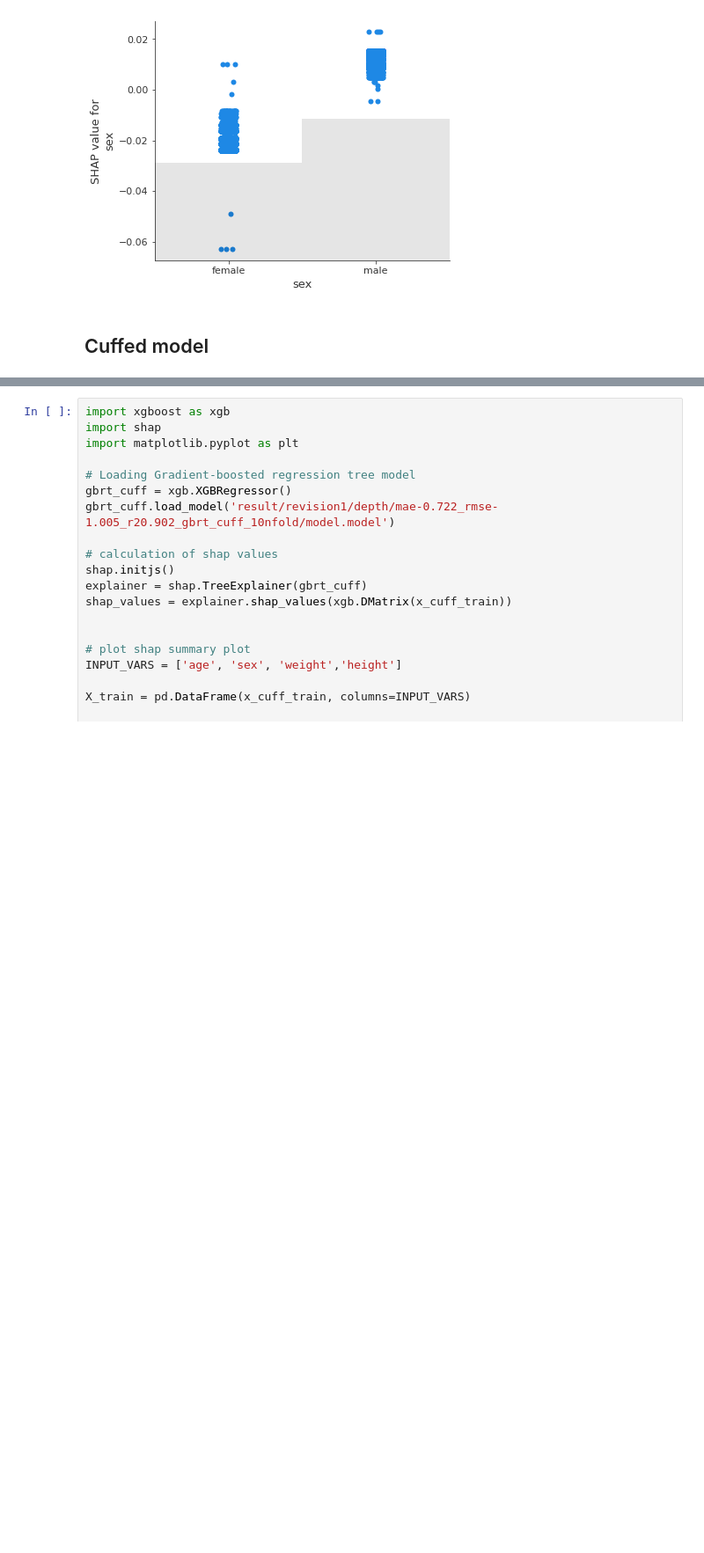
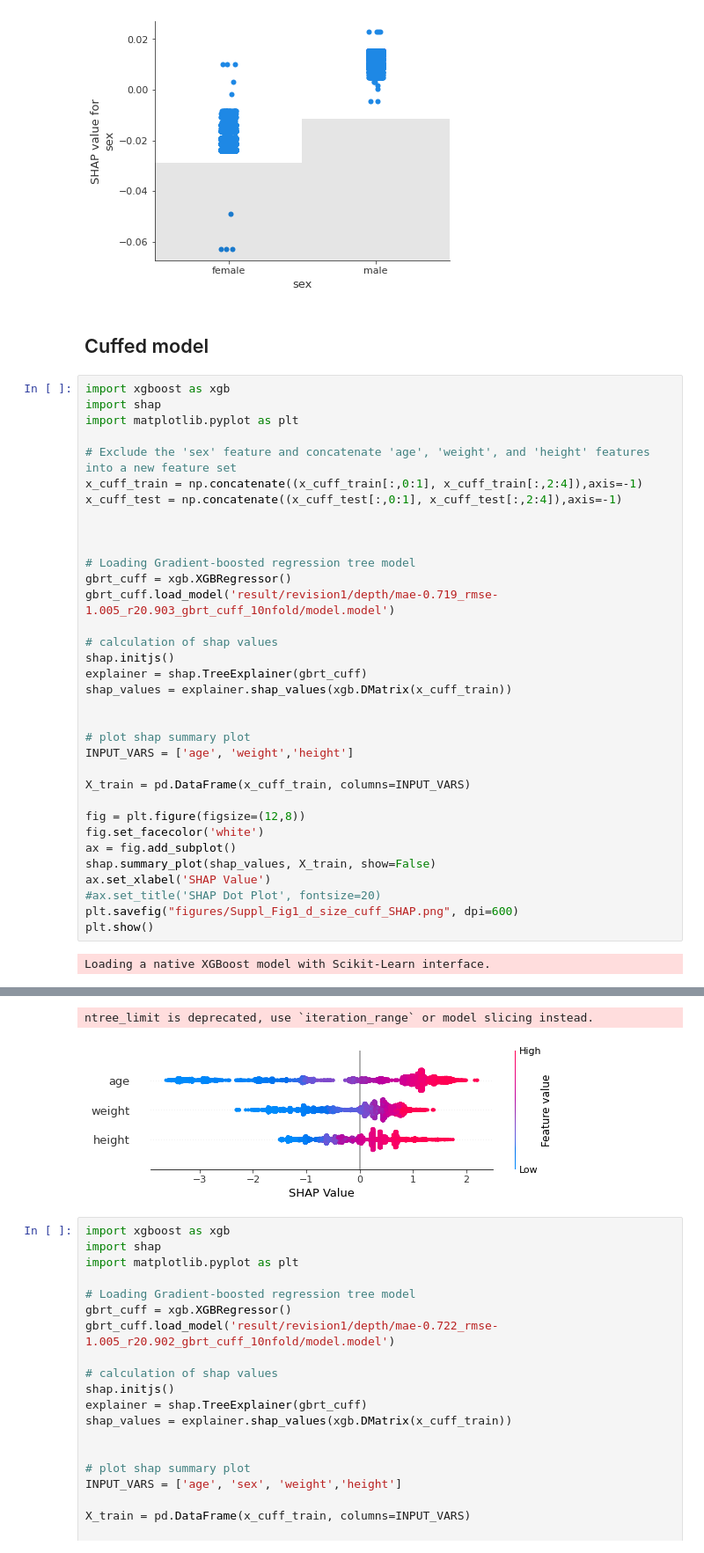
Before and after one commit to Hyeonsik/ETT, a Jupyter notebook: code_depth.ipynb, the cells around one changed output, grey strips where cells are left out. Shown at 88% size. Drawn from its saved outputs; the diff is of its cells as text; blank space fills up the shorter version.

```diff
--- a/code_depth.ipynb
+++ b/code_depth.ipynb
@@ -1297,3 +1356,39 @@ plt.show()
 [figure]
 # %% [markdown]
 ## Cuffed model
+# %%
+import xgboost as xgb
+import shap
+import matplotlib.pyplot as plt
+
+# Exclude the 'sex' feature and concatenate 'age', 'weight', and 'height' features into a new feature set
+x_cuff_train = np.concatenate((x_cuff_train[:,0:1], x_cuff_train[:,2:4]),axis=-1)
+x_cuff_test = np.concatenate((x_cuff_test[:,0:1], x_cuff_test[:,2:4]),axis=-1)
+
+
+
+# Loading Gradient-boosted regression tree model
+gbrt_cuff = xgb.XGBRegressor()
+gbrt_cuff.load_model('result/revision1/depth/mae-0.719_rmse-1.005_r20.903_gbrt_cuff_10nfold/model.model')
+
+# calculation of shap values
+shap.initjs()
+explainer = shap.TreeExplainer(gbrt_cuff)
+shap_values = explainer.shap_values(xgb.DMatrix(x_cuff_train))
+
+
+# plot shap summary plot
+INPUT_VARS = ['age', 'weight','height']
+
+X_train = pd.DataFrame(x_cuff_train, columns=INPUT_VARS)
+
+fig = plt.figure(figsize=(12,8))
+fig.set_facecolor('white')
+ax = fig.add_subplot()
+shap.summary_plot(shap_values, X_train, show=False)
+ax.set_xlabel('SHAP Value')
+#ax.set_title('SHAP Dot Plot', fontsize=20)
+plt.savefig("figures/Suppl_Fig1_d_size_cuff_SHAP.png", dpi=600)
+plt.show()
+# %% [output]
+Loading a native XGBoost model with Scikit-Learn interface.
@@ -1300,3 +1396,5 @@ plt.show()
+ntree_limit is deprecated, use `iteration_range` or model slicing instead.
+[figure, added]
 # %%
 import xgboost as xgb
 import shap
```
Also changed, not shown: parts of 2 cells of this notebook, 1 other file.
